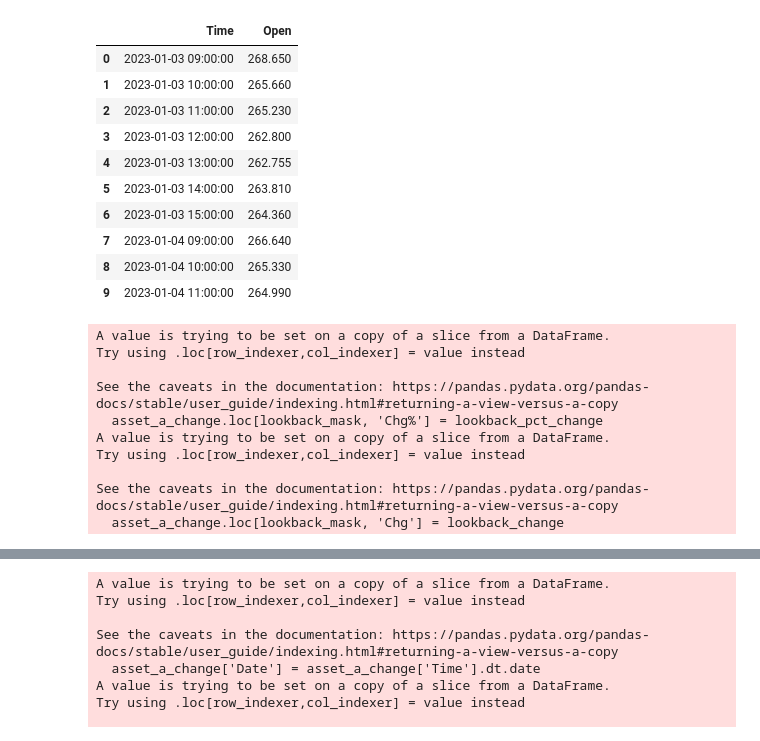
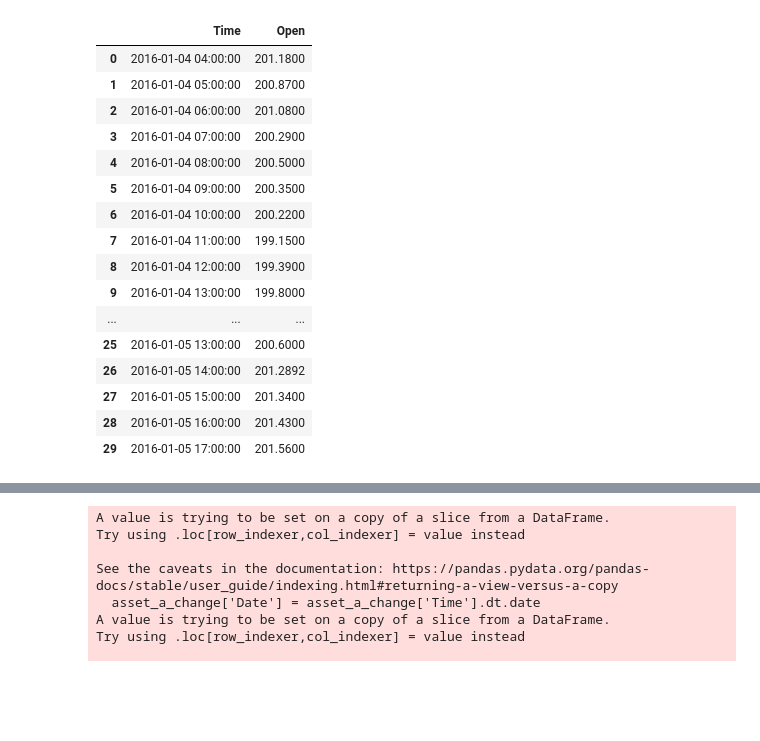
Before and after one commit to NicholasCG/AI-Options-Trading, a Jupyter notebook: lagged_Correlation/lagged.ipynb, the cells around one changed output, grey strips where cells are left out. Saved outputs shown, nothing was run; the diff lists cells and outputs as text; code cells hidden in the pictures; blank space fills up the shorter version.

```diff
--- a/lagged_Correlation/lagged.ipynb
+++ b/lagged_Correlation/lagged.ipynb
@@ -4,8 +4,8 @@ import os
 
 # pd.set_option('display.max_rows', None)
 # %%
-asset_a_path = '/home/lumi/Git/money-repo/lagged_Correlation/qqq_60min_2023Only.csv'
-asset_b_path = '/home/lumi/Git/money-repo/lagged_Correlation/qqq_60min_2023Only.csv'
+asset_a_path = '/home/nick/Git/money-repo/lagged_Correlation/SPY_Hourly_AH.csv'
+asset_b_path = '/home/nick/Git/money-repo/lagged_Correlation/SPY_Hourly_AH.csv'
 # %%
 asset_a_df = pd.read_csv(asset_a_path)
 asset_b_df = pd.read_csv(asset_b_path)
@@ -91,36 +90,20 @@ Name: Time, dtype: bool
 # %%
-asset_a_change.head(10)
+asset_a_change.head(30)
 # %% [output]
 |  | Time | Open |
-| 0 | 2023-01-03 09:00:00 | 268.650 |
-| 1 | 2023-01-03 10:00:00 | 265.660 |
-| 2 | 2023-01-03 11:00:00 | 265.230 |
-| 3 | 2023-01-03 12:00:00 | 262.800 |
-| 4 | 2023-01-03 13:00:00 | 262.755 |
-| 5 | 2023-01-03 14:00:00 | 263.810 |
-| 6 | 2023-01-03 15:00:00 | 264.360 |
-| 7 | 2023-01-04 09:00:00 | 266.640 |
-| 8 | 2023-01-04 10:00:00 | 265.330 |
-| 9 | 2023-01-04 11:00:00 | 264.990 |
+| 0 | 2016-01-04 04:00:00 | 201.1800 |
+| 1 | 2016-01-04 05:00:00 | 200.8700 |
+| 2 | 2016-01-04 06:00:00 | 201.0800 |
+| 3 | 2016-01-04 07:00:00 | 200.2900 |
+| 4 | 2016-01-04 08:00:00 | 200.5000 |
+| 5 | 2016-01-04 09:00:00 | 200.3500 |
+| 6 | 2016-01-04 10:00:00 | 200.2200 |
+| 7 | 2016-01-04 11:00:00 | 199.1500 |
+| 8 | 2016-01-04 12:00:00 | 199.3900 |
+| 9 | 2016-01-04 13:00:00 | 199.8000 |
+| ... | ... | ... |
+| 25 | 2016-01-05 13:00:00 | 200.6000 |
+| 26 | 2016-01-05 14:00:00 | 201.2892 |
+| 27 | 2016-01-05 15:00:00 | 201.3400 |
+| 28 | 2016-01-05 16:00:00 | 201.4300 |
+| 29 | 2016-01-05 17:00:00 | 201.5600 |
-# %%
-# for the rows in lookback_mask, calculate the difference between the Last price and the Open price lookback_shift rows ago
-lookback_pct_change = asset_a_change['Open'].pct_change(lookback_shift) * 100
-lookback_change = asset_a_change['Open'].diff(lookback_shift)
-
-# # set the lookback_pct_change for the rows not in lookback_mask to NaN
-lookback_pct_change.loc[~lookback_mask] = pd.NaT
-lookback_change.loc[~lookback_mask] = pd.NaT
-
-asset_a_change.loc[lookback_mask, 'Chg%'] = lookback_pct_change
-asset_a_change.loc[lookback_mask, 'Chg'] = lookback_change
-# %% [output]
-A value is trying to be set on a copy of a slice from a DataFrame.
-Try using .loc[row_indexer,col_indexer] = value instead
-
-See the caveats in the documentation: https://pandas.pydata.org/pandas-docs/stable/user_guide/indexing.html#returning-a-view-versus-a-copy
-  asset_a_change.loc[lookback_mask, 'Chg%'] = lookback_pct_change
-A value is trying to be set on a copy of a slice from a DataFrame.
-Try using .loc[row_indexer,col_indexer] = value instead
-
-See the caveats in the documentation: https://pandas.pydata.org/pandas-docs/stable/user_guide/indexing.html#returning-a-view-versus-a-copy
-  asset_a_change.loc[lookback_mask, 'Chg'] = lookback_change
```
Also changed, not shown: parts of 29 cells of this notebook, 4 other files.
